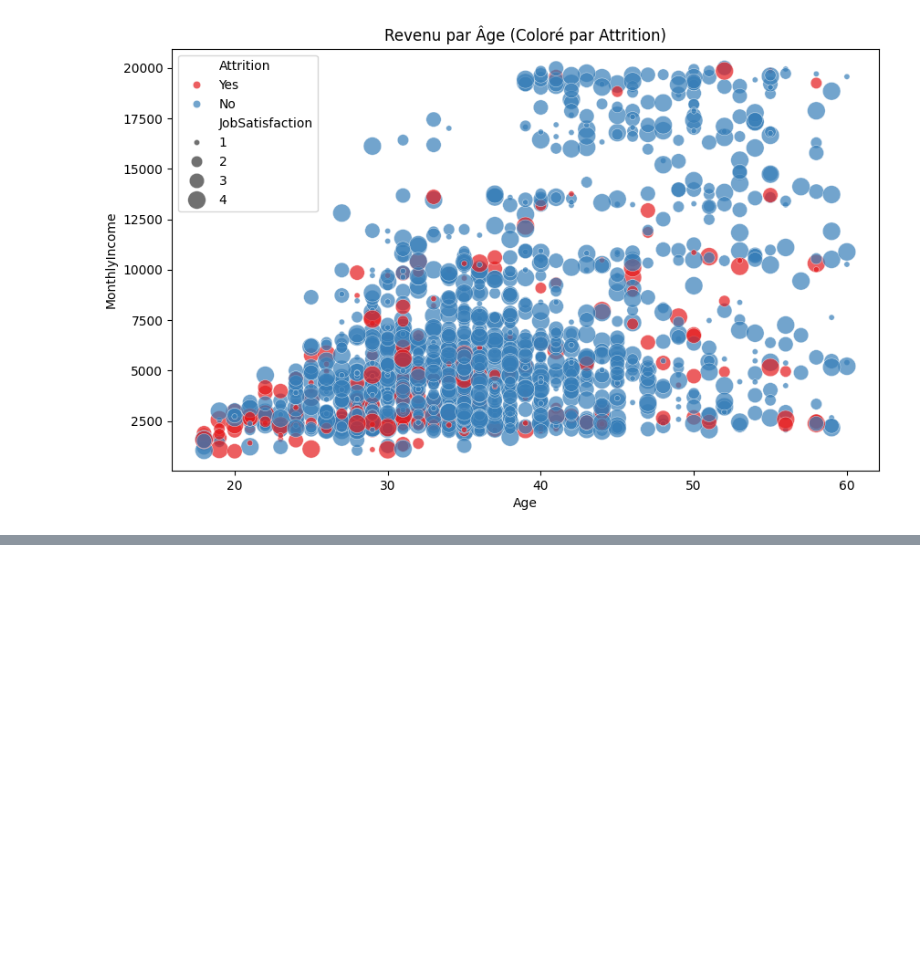
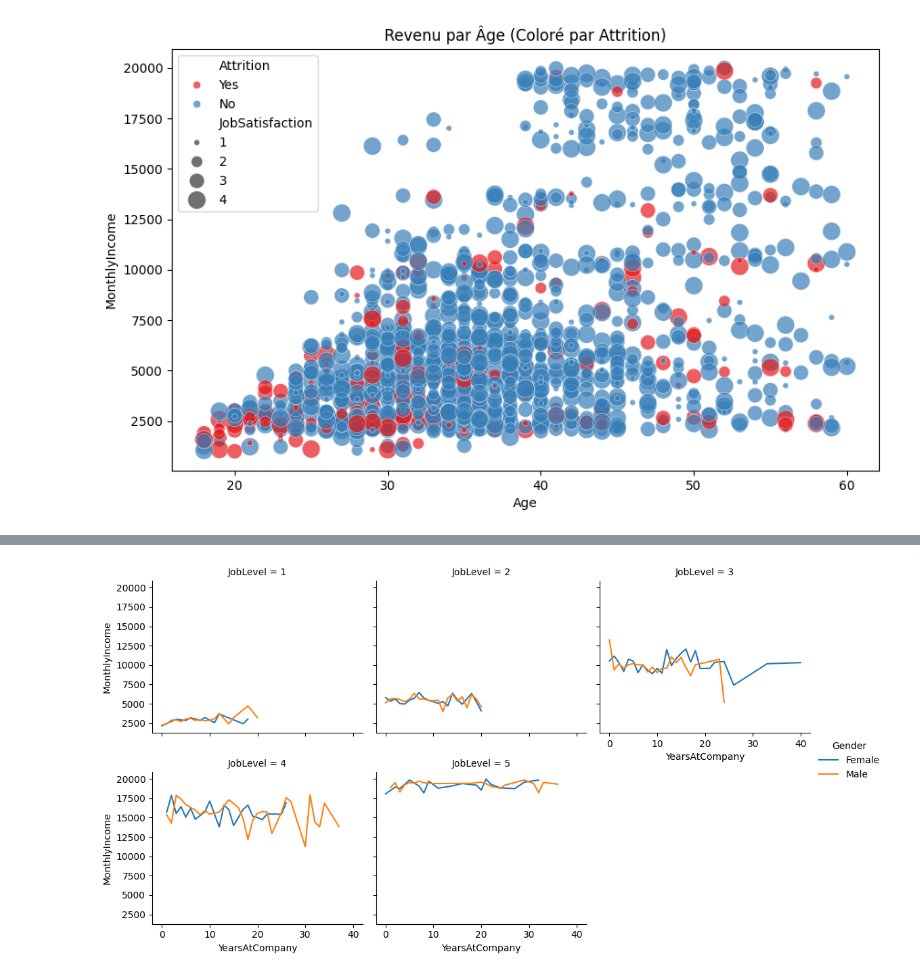
Before and after one commit to Sad-Y-25/HR-360---Le-Cycle-de-Vie-Pr-dictif-de-l-Employ-, a Jupyter notebook: Etape 1.ipynb, the cells around one changed output, grey strips where cells are left out. Saved outputs shown, nothing was run; the diff lists cells and outputs as text; code cells hidden in the pictures; blank space fills up the shorter version.

```diff
--- a/Etape 1.ipynb
+++ b/Etape 1.ipynb
@@ -275,0 +363,19 @@ plt.show()
+# %%
+# --- 8. Relplot - Line (Seaborn) ---
+# Visualiser la progression salariale par ancienneté, séparée par niveau de poste
+sns.relplot(
+    data=df,
+    x='YearsAtCompany',
+    y='MonthlyIncome',
+    hue='Gender',
+    col='JobLevel', # Un graphique par niveau de poste
+    col_wrap=3,     # Retour à la ligne après 3 graphiques
+    kind='line',    # Type courbe
+    errorbar=None,  # Pas de barre d'erreur pour alléger
+    height=3,
+    aspect=1.2
+)
+
+plt.show()
+# %% [output]
+[figure, added]
```
Also changed, not shown: parts of 16 cells of this notebook.
